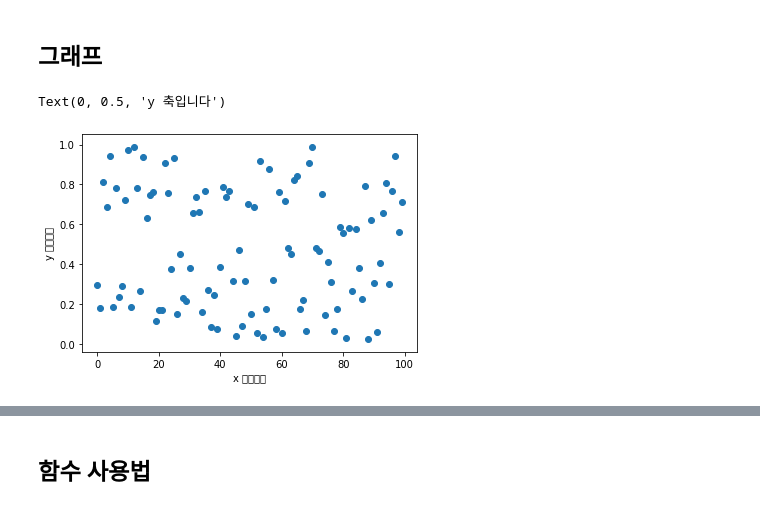
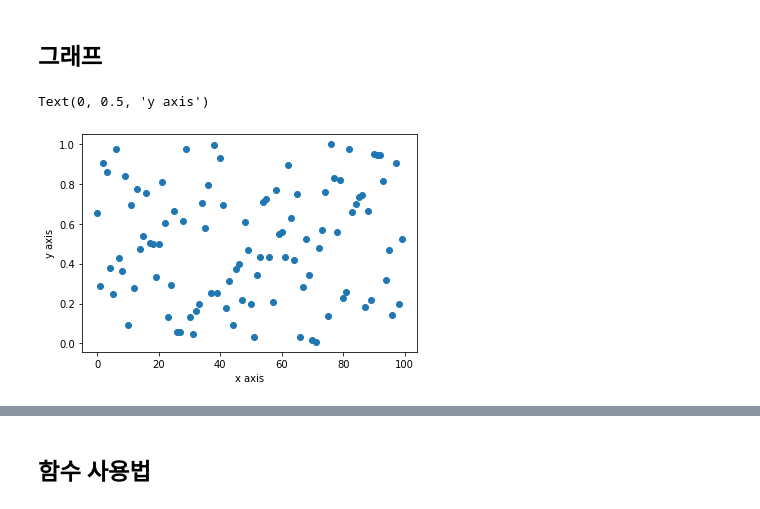
Before and after one commit to jet345/LG_AIClass, a Jupyter notebook: g_01_파이선기초_0722.ipynb, the cells around one changed output, grey strips where cells are left out. Cells and saved outputs as stored; diff of their text form; code cells hidden in the pictures.

```diff
--- a/g_01_파이선기초_0722.ipynb
+++ b/g_01_파이선기초_0722.ipynb
@@ -293,12 +325,12 @@ print(y)
 # %%
 import matplotlib.pyplot as plt
 import numpy as np
 %matplotlib inline
 x = range(100)
 y = np.random.rand(100)
-plt.scatter(x,y)
-plt.xlabel('x 축입니다')
-plt.ylabel('y 축입니다')
+plt.scatter(x,y) #선으로 연결하지 않는 그래프
+plt.xlabel('x axis')
+plt.ylabel('y axis')
 # %% [output]
-Text(0, 0.5, 'y 축입니다')
+Text(0, 0.5, 'y axis')
-[figure, old version]
+[figure, new version]
```
Also changed, not shown: parts of 25 cells of this notebook.
